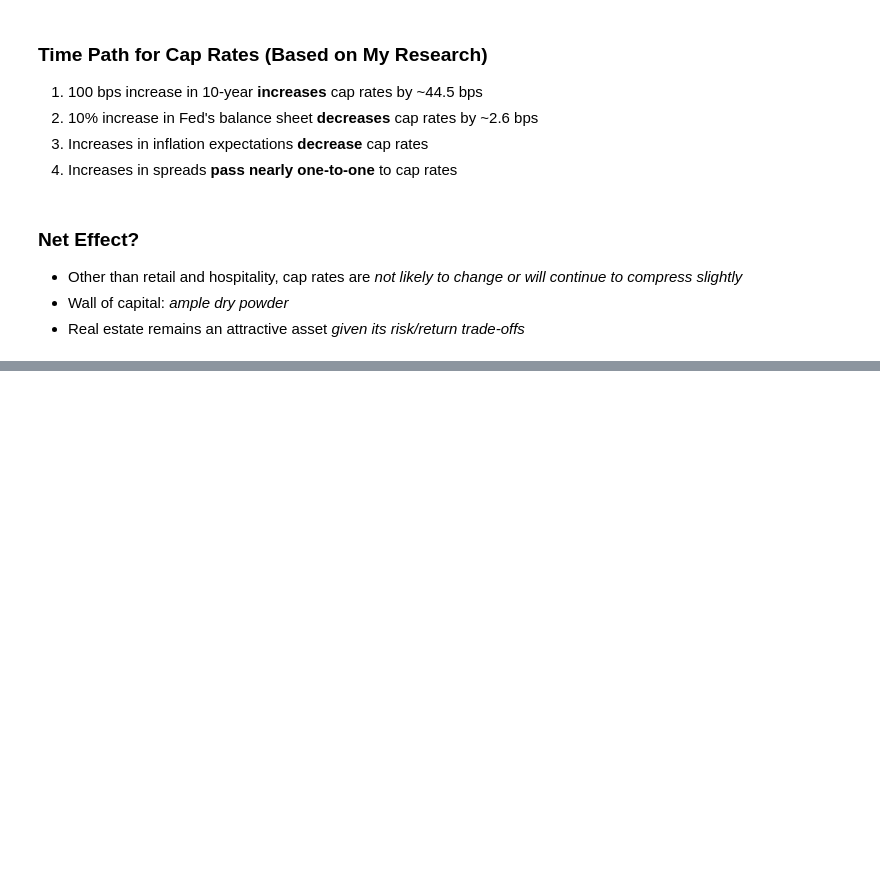
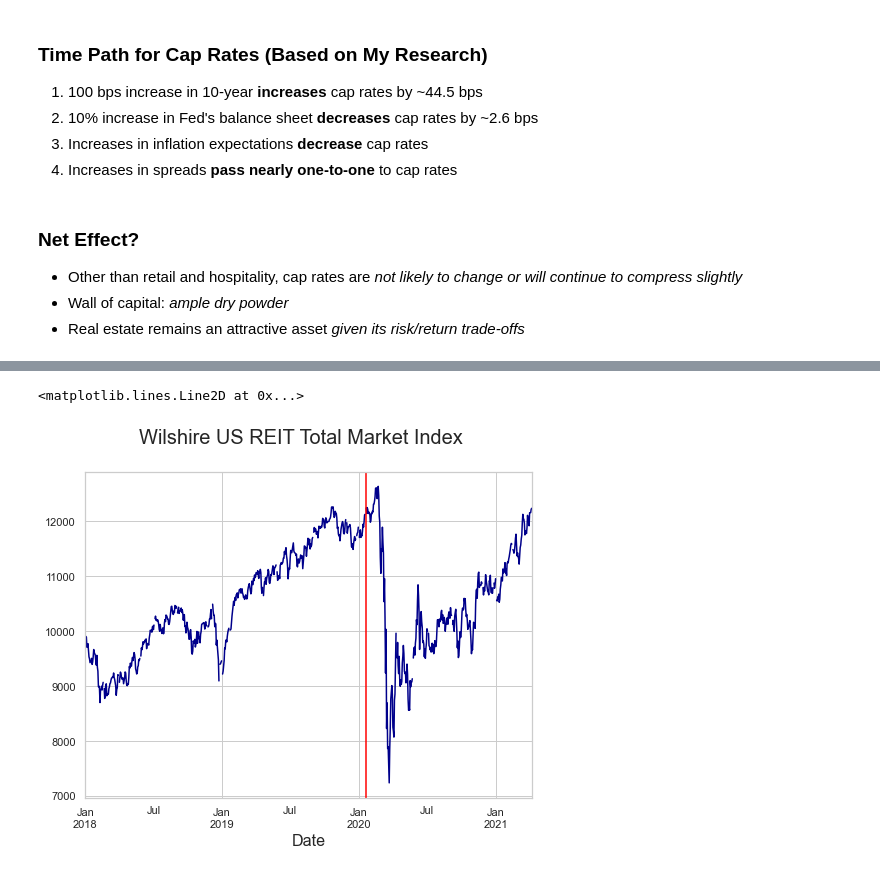
Before and after one commit to thsavage/CREF1-CE1005, a Jupyter notebook: Forces Shaping Commercial Real Estate.ipynb, the cells around one changed output, grey strips where cells are left out. Saved outputs shown, nothing was run; the diff lists cells and outputs as text; code cells hidden in the pictures; blank space fills up the shorter version.

```diff
--- a/Forces Shaping Commercial Real Estate.ipynb
+++ b/Forces Shaping Commercial Real Estate.ipynb
@@ -206,3 +206,20 @@ Text(0, 0.5, '%')
 * Other than retail and hospitality, cap rates are *not likely to change or will continue to compress slightly*
 * Wall of capital: *ample dry powder*
 * Real estate remains an attractive asset *given its risk/return trade-offs*
+# %%
+%pylab inline
+import matplotlib.pyplot as plt
+import numpy as np
+import pandas as pd
+pd.core.common.is_list_like = pd.api.types.is_list_like
+import pandas_datareader.data as web
+import datetime as dt
+import statsmodels.api as sm
+import statsmodels.formula.api as smf
+from statsmodels.graphics.api import abline_plot
+import patsy
+import seaborn as sns
+sns.set(context='notebook', style='whitegrid', palette='deep', font='sans-serif', font_scale=1, rc=None)
+import warnings
+warnings.simplefilter('ignore')
+import fix_yahoo_finance as yf
@@ -208,0 +235,10 @@ Text(0, 0.5, '%')
+# %%
+reit = fred.get_series("WILLREITIND", observation_start='2018-01-01')
+reit.plot(color='darkblue', figsize=(8, 6))
+plt.suptitle('Wilshire US REIT Total Market Index', fontsize=20)
+plt.xlabel('Date', fontsize=16)
+plt.ylabel('', fontsize=16)
+plt.axvline(dt.datetime(2020, 1, 19), color="red")
+# %% [output]
+<matplotlib.lines.Line2D at 0x...>
+[figure, added]
```
Also changed, not shown: parts of 18 cells of this notebook.
